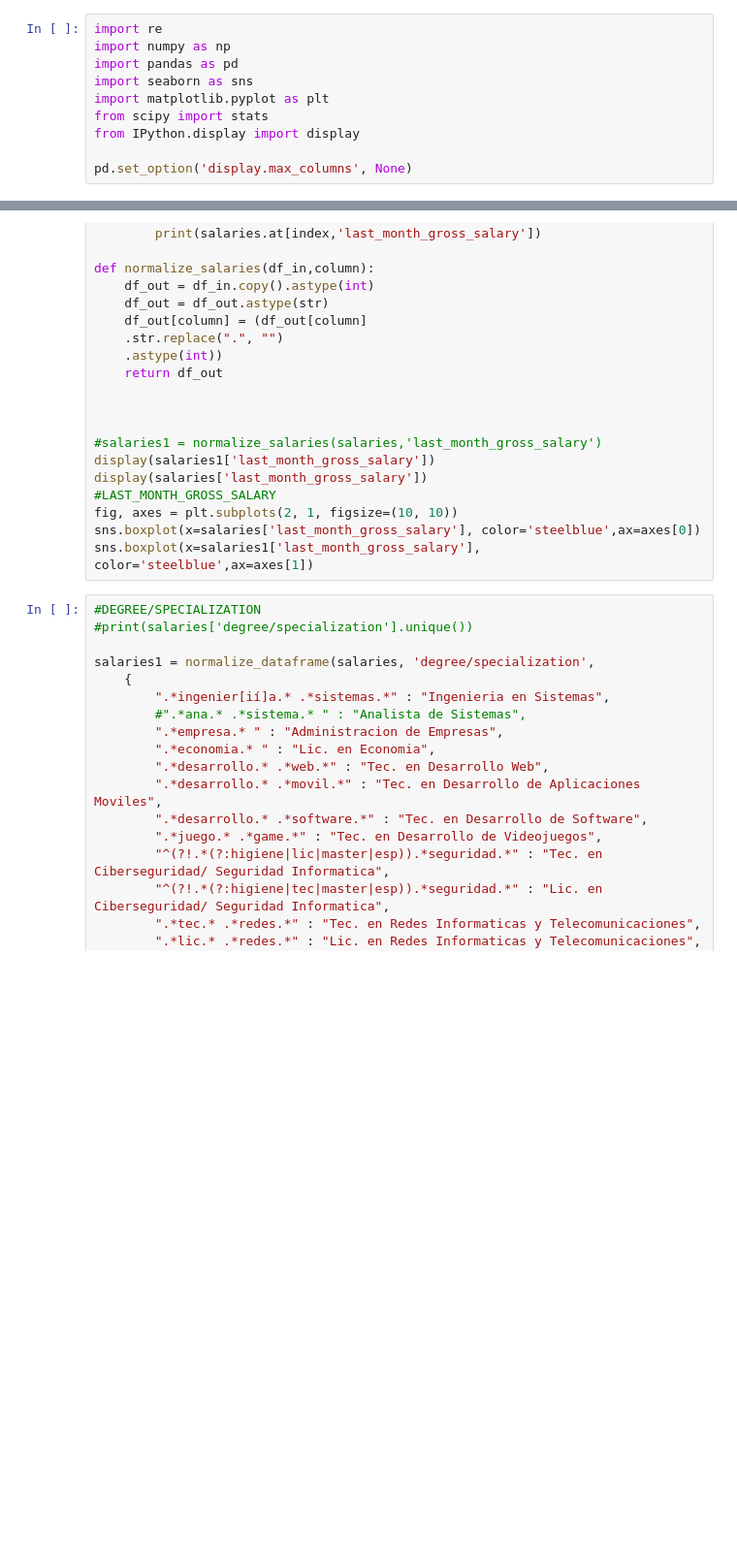
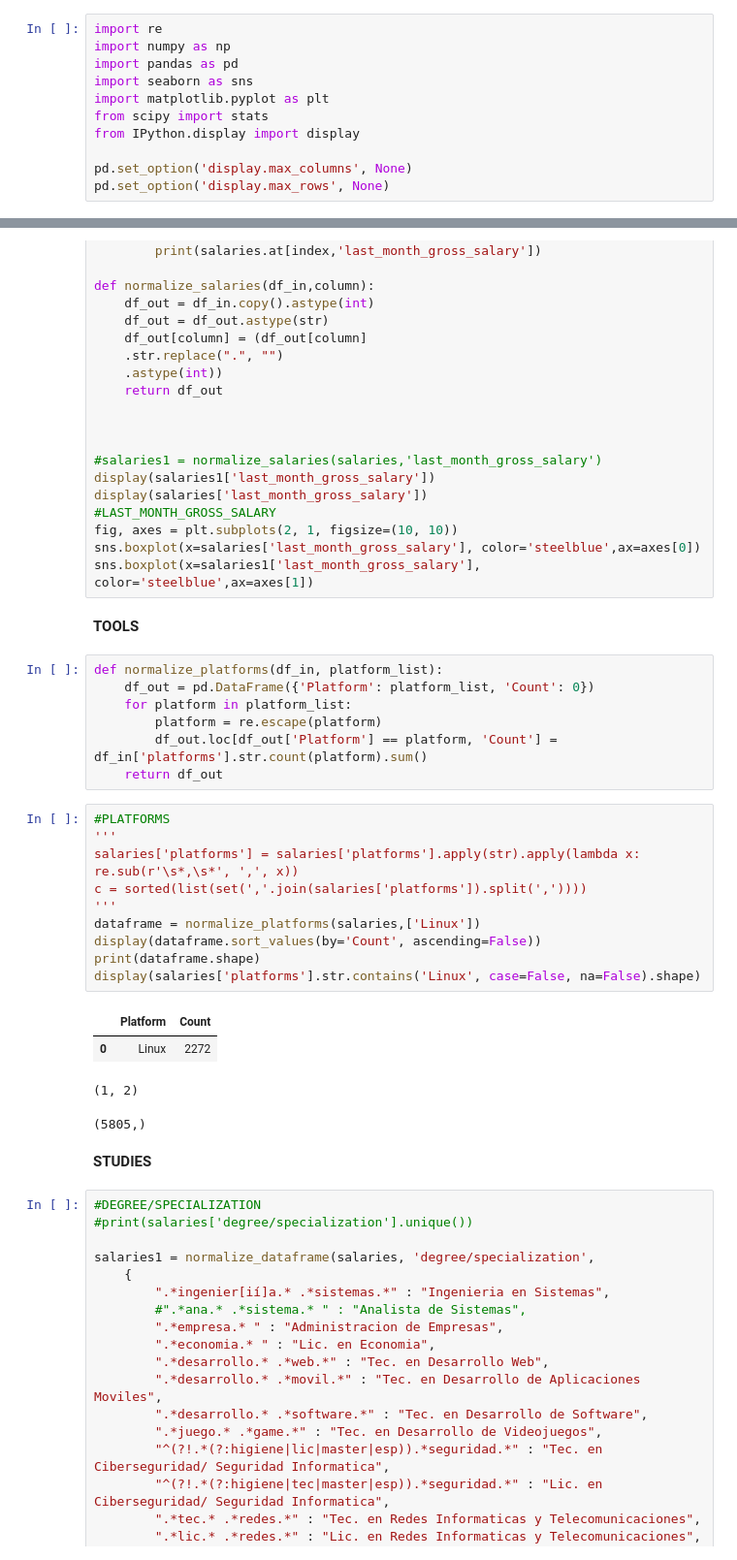
Before and after one commit to simonzanetti/2023.2-SysArmy-IT-Salaries-Survey, a Jupyter notebook: 2023_2_SysArmy_Survey.ipynb, the cells around one changed output, grey strips where cells are left out. Shown at 97% size. Cells and saved outputs as stored; diff of their text form; blank space fills up the shorter version.

Commit message:
Se dividio el area de normalizacion en las categorias propuestas y se intento normalizar platforms (falta)

```diff
--- a/2023_2_SysArmy_Survey.ipynb
+++ b/2023_2_SysArmy_Survey.ipynb
@@ -13,6 +13,7 @@ from scipy import stats
 from IPython.display import display
 
 pd.set_option('display.max_columns', None)
+pd.set_option('display.max_rows', None)
 # %%
 url ='https://raw.githubusercontent.com/simonzanetti/2023.2-SysArmy-IT-Salaries-Survey/main/dataset.csv'
 df = pd.read_csv(url)
@@ -241,6 +241,32 @@ display(salaries['last_month_gross_salary'])
 fig, axes = plt.subplots(2, 1, figsize=(10, 10))
 sns.boxplot(x=salaries['last_month_gross_salary'], color='steelblue',ax=axes[0])
 sns.boxplot(x=salaries1['last_month_gross_salary'], color='steelblue',ax=axes[1])
+# %% [markdown]
+**TOOLS**
+# %%
+def normalize_platforms(df_in, platform_list):
+    df_out = pd.DataFrame({'Platform': platform_list, 'Count': 0})
+    for platform in platform_list:
+        platform = re.escape(platform)
+        df_out.loc[df_out['Platform'] == platform, 'Count'] = df_in['platforms'].str.count(platform).sum()
+    return df_out
+# %%
+#PLATFORMS
+'''
+salaries['platforms'] = salaries['platforms'].apply(str).apply(lambda x: re.sub(r'\s*,\s*', ',', x))
+c = sorted(list(set(','.join(salaries['platforms']).split(','))))
+'''
+dataframe = normalize_platforms(salaries,['Linux'])
+display(dataframe.sort_values(by='Count', ascending=False))
+print(dataframe.shape)
+display(salaries['platforms'].str.contains('Linux', case=False, na=False).shape)
+# %% [output]
+|  | Platform | Count |
+| 0 | Linux | 2272 |
+(1, 2)
+(5805,)
+# %% [markdown]
+**STUDIES**
 # %%
 #DEGREE/SPECIALIZATION
 #print(salaries['degree/specialization'].unique())
```
Also changed, not shown: parts of 13 cells of this notebook.
